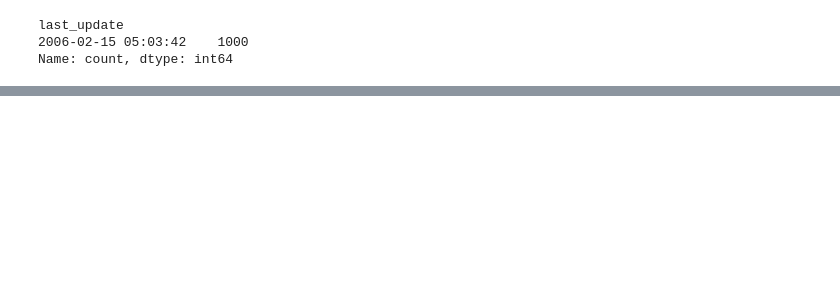
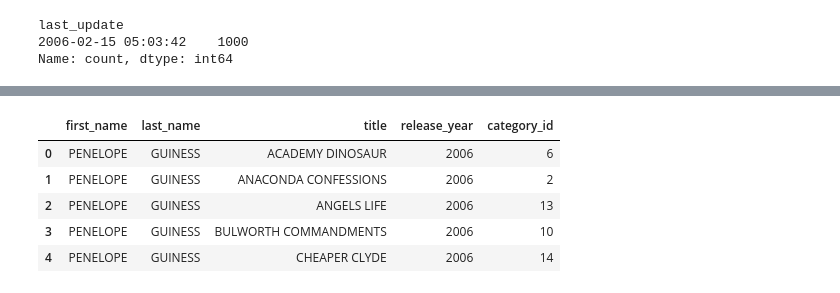
Before and after one commit to JuanGouveia/SQL-Project, a Jupyter notebook: your-code/book.ipynb, the cells around one changed output, grey strips where cells are left out. Saved outputs shown, nothing was run; the diff lists cells and outputs as text; code cells hidden in the pictures; blank space fills up the shorter version.

```diff
--- a/your-code/book.ipynb
+++ b/your-code/book.ipynb
@@ -163,0 +228,11 @@ data_film.drop('last_update', axis = 1, inplace = True)
+# %%
+data_old = pd.read_csv('../../data_sql/old_HDD.csv', encoding = 'utf-8', encoding_errors = 'ignore')
+# %%
+data_old.head()
+# %% [output]
+|  | first_name | last_name | title | release_year | category_id |
+| 0 | PENELOPE | GUINESS | ACADEMY DINOSAUR | 2006 | 6 |
+| 1 | PENELOPE | GUINESS | ANACONDA CONFESSIONS | 2006 | 2 |
+| 2 | PENELOPE | GUINESS | ANGELS LIFE | 2006 | 13 |
+| 3 | PENELOPE | GUINESS | BULWORTH COMMANDMENTS | 2006 | 10 |
+| 4 | PENELOPE | GUINESS | CHEAPER CLYDE | 2006 | 14 |
```
Also changed, not shown: parts of 15 cells of this notebook.
